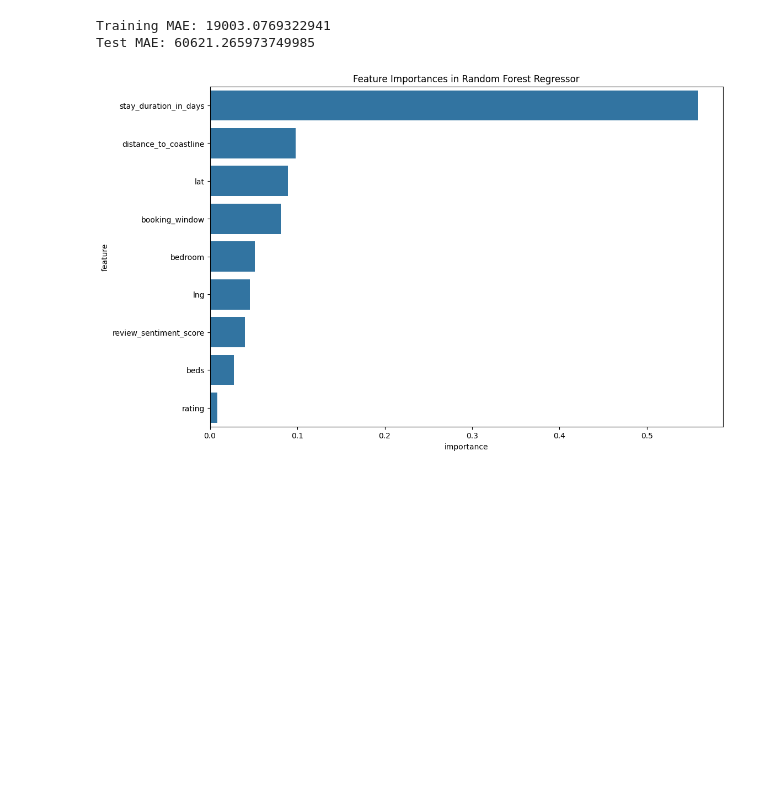
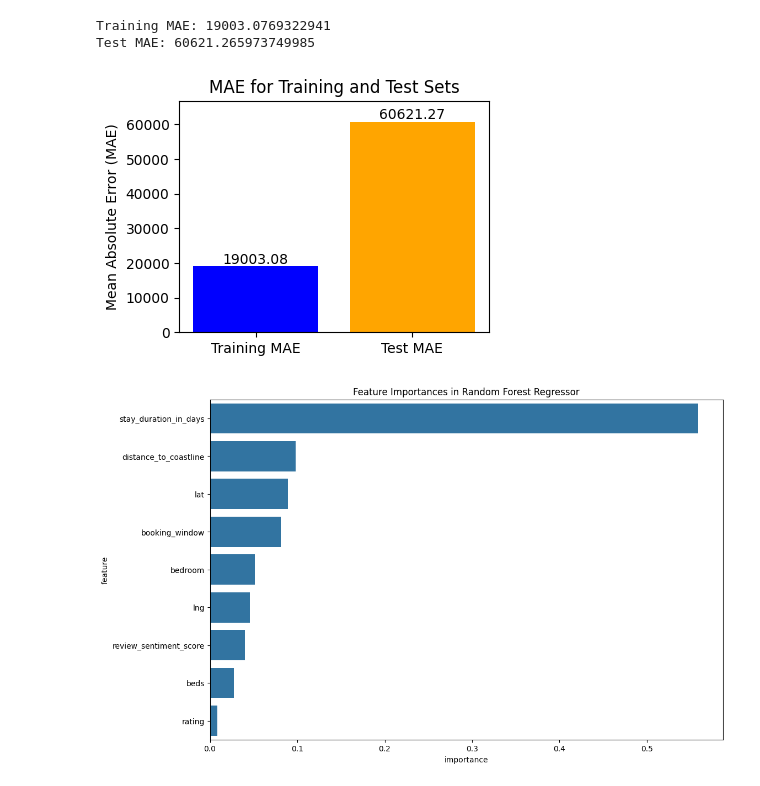
Before and after one commit to naufalsutrisna/Room-Pricing-Bukit-Vista, a Jupyter notebook: machine learning/randomforest_model.ipynb, the cells around one changed output. Saved outputs shown, nothing was run; the diff lists cells and outputs as text; code cells hidden in the pictures; blank space fills up the shorter version.

Commit message:
added visualization, and cleaned up the code

```diff
--- a/machine learning/randomforest_model.ipynb
+++ b/machine learning/randomforest_model.ipynb
@@ -59,25 +29,30 @@ rf_regressor.fit(x_train, y_train)
 y_pred_train = rf_regressor.predict(x_train)
 y_pred_test = rf_regressor.predict(x_test)
-# %%
-# Predict on the test set
-
-# this is for grid search
-# y_pred_train = best_rf_regressor.predict(x_train)
-# y_pred_test = best_rf_regressor.predict(x_test)
-
-y_pred_train = rf_regressor.predict(x_train)
-y_pred_test = rf_regressor.predict(x_test)
-# %%
-from sklearn.metrics import mean_absolute_error
-
-# Evaluate the model using MAE
-train_mae = mean_absolute_error(y_train, y_pred_train)
-test_mae = mean_absolute_error(y_test, y_pred_test)
-
-print(f'Training MAE: {train_mae}')
-print(f'Test MAE: {test_mae}')
-#print(f'Best Parameters: {grid_search.best_params_}')
-# %% [output]
-Training MAE: 19003.0769322941
-Test MAE: 60621.265973749985
+# %%
+from sklearn.metrics import mean_absolute_error
+import matplotlib.pyplot as plt
+
+# evaluasi model pakai MAE
+train_mae = mean_absolute_error(y_train, y_pred_train)
+test_mae = mean_absolute_error(y_test, y_pred_test)
+
+print(f'Training MAE: {train_mae}')
+print(f'Test MAE: {test_mae}')
+
+# visualisasi MAE
+labels = ['Training MAE', 'Test MAE']
+values = [train_mae, test_mae]
+
+plt.figure(figsize=(4, 3))
+plt.bar(labels, values, color=['blue', 'orange'])
+plt.ylabel('Mean Absolute Error (MAE)')
+plt.title('MAE for Training and Test Sets')
+plt.ylim(0, max(values) * 1.1)
+for i, v in enumerate(values):
+    plt.text(i, v + 0.01, f'{v:.2f}', ha='center', va='bottom')
+plt.show()
+# %% [output]
+Training MAE: 19003.0769322941
+Test MAE: 60621.265973749985
+[figure, added]
 # %%
```
Also changed, not shown: parts of 7 cells of this notebook.
